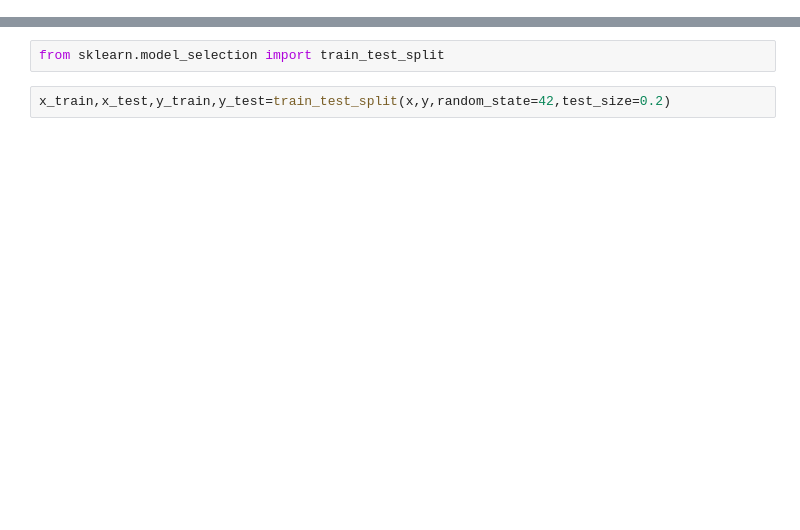
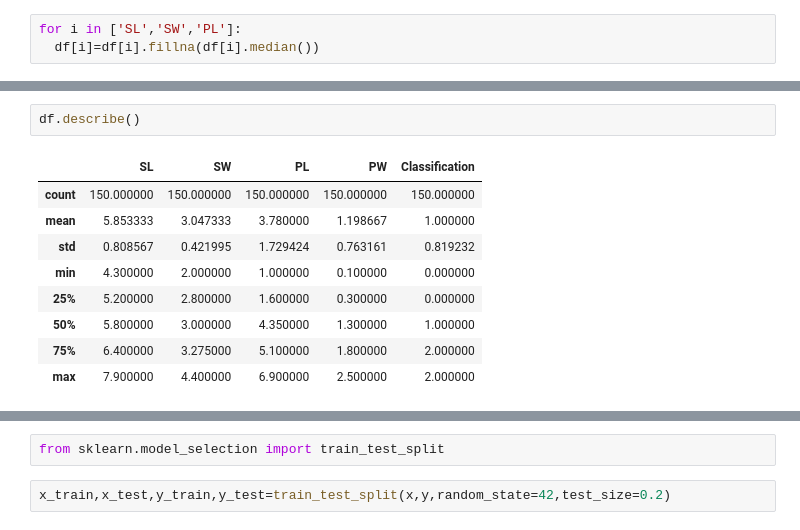
Before and after one commit to TharaThankachan/Assignment_1_Sep, a Jupyter notebook: Thara.ipynb, the cells around one changed output, grey strips where cells are left out. Cells and saved outputs as stored; diff of their text form; blank space fills up the shorter version.

```diff
--- a/Thara.ipynb
+++ b/Thara.ipynb
@@ -26,0 +30,3 @@ dtype: int64
+# %%
+for i in ['SL','SW','PL']:
+  df[i]=df[i].fillna(df[i].median())
@@ -43,0 +89,12 @@ y=df['Price']
+# %%
+df.describe()
+# %% [output]
+|  | SL | SW | PL | PW | Classification |
+| count | 150.000000 | 150.000000 | 150.000000 | 150.000000 | 150.000000 |
+| mean | 5.853333 | 3.047333 | 3.780000 | 1.198667 | 1.000000 |
+| std | 0.808567 | 0.421995 | 1.729424 | 0.763161 | 0.819232 |
+| min | 4.300000 | 2.000000 | 1.000000 | 0.100000 | 0.000000 |
+| 25% | 5.200000 | 2.800000 | 1.600000 | 0.300000 | 0.000000 |
+| 50% | 5.800000 | 3.000000 | 4.350000 | 1.300000 | 1.000000 |
+| 75% | 6.400000 | 3.275000 | 5.100000 | 1.800000 | 2.000000 |
+| max | 7.900000 | 4.400000 | 6.900000 | 2.500000 | 2.000000 |
```
Also changed, not shown: parts of 138 cells of this notebook.
